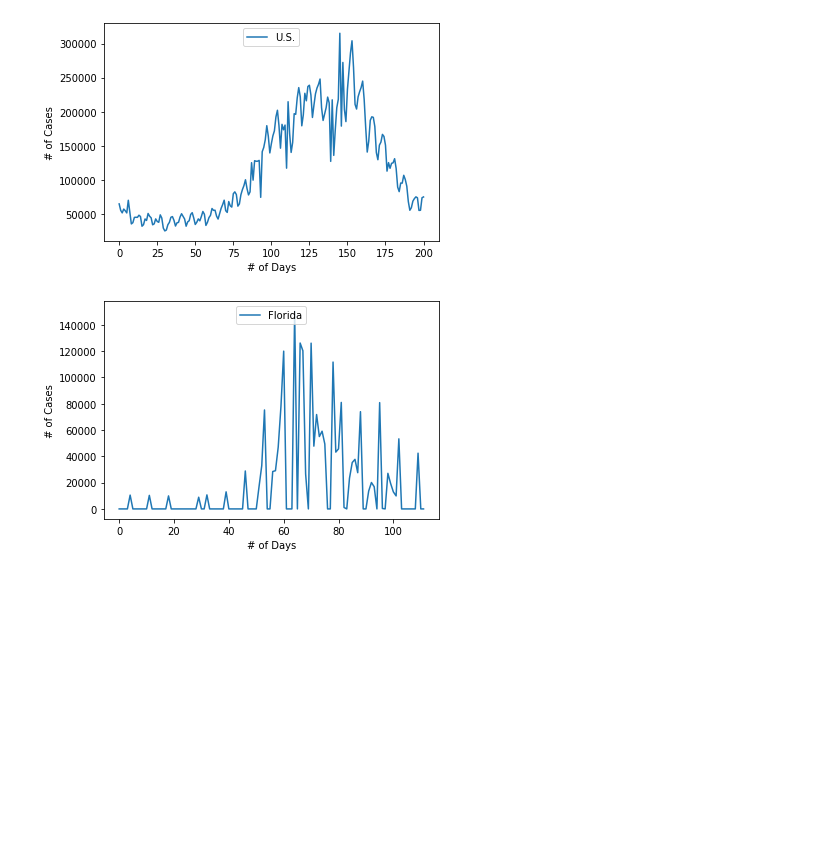
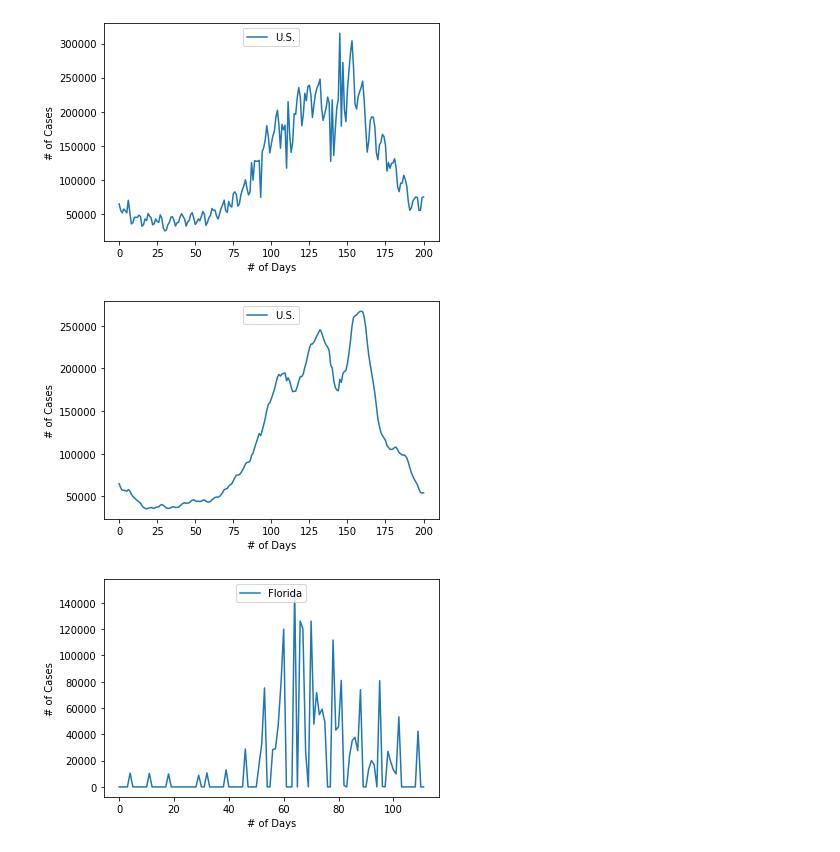
Before and after one commit to ricardo0129/Covid19Activity, a Jupyter notebook: SEIR Analysis.ipynb, the cells around one changed output. Cells and saved outputs as stored; diff of their text form; code cells hidden in the pictures; blank space fills up the shorter version.

```diff
--- a/SEIR Analysis.ipynb
+++ b/SEIR Analysis.ipynb
@@ -8,6 +8,15 @@ add_data(data,"U.S.")
 show_graph()
 # %% [output]
 [figure]
+# %%
+from plot import *
+data = get_data("08-08-2020","02-24-2021")
+#Make the graph lines smooth
+adjust_7day_avg(data)
+add_data(data,"U.S.")
+show_graph()
+# %% [output]
+[figure, added]
 # %%
 from plot import *
 #Plot data from 08-08-2020 - 02-24-2021 from Florida only
```
Also changed, not shown: 2 other files.
